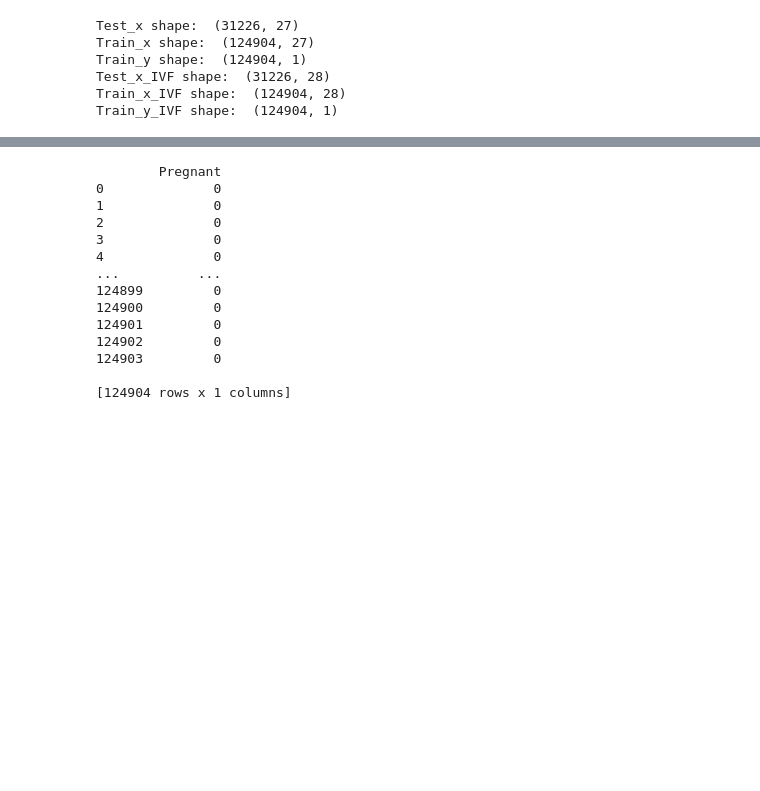
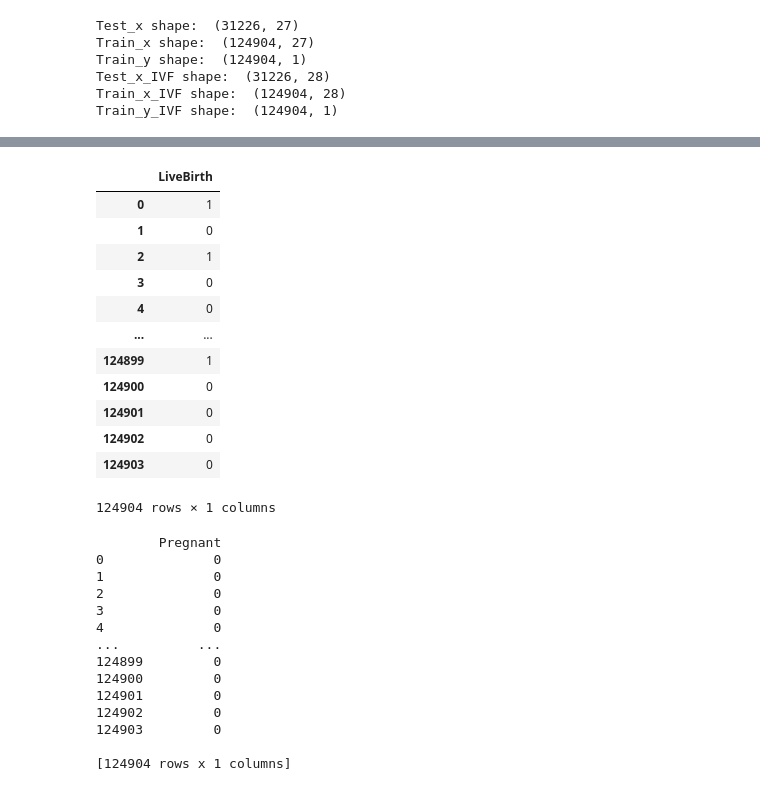
Before and after one commit to ecdison/Group9_MachineLearningHC, a Jupyter notebook: Perceptron_model.ipynb, the cells around one changed output, grey strips where cells are left out. Saved outputs shown, nothing was run; the diff lists cells and outputs as text; code cells hidden in the pictures; blank space fills up the shorter version.

```diff
--- a/Perceptron_model.ipynb
+++ b/Perceptron_model.ipynb
@@ -36,3 +52,19 @@ Train_y_IVF shape:  (124904, 1)
+# %%
+train_y_IVF
+# %% [output]
+|  | LiveBirth |
+| 0 | 1 |
+| 1 | 0 |
+| 2 | 1 |
+| 3 | 0 |
+| 4 | 0 |
+| ... | ... |
+| 124899 | 1 |
+| 124900 | 0 |
+| 124901 | 0 |
+| 124902 | 0 |
+| 124903 | 0 |
+124904 rows × 1 columns
 # %%
 print(train_y)
 # %% [output]
```
Also changed, not shown: parts of 3 cells of this notebook, 1 other file.
